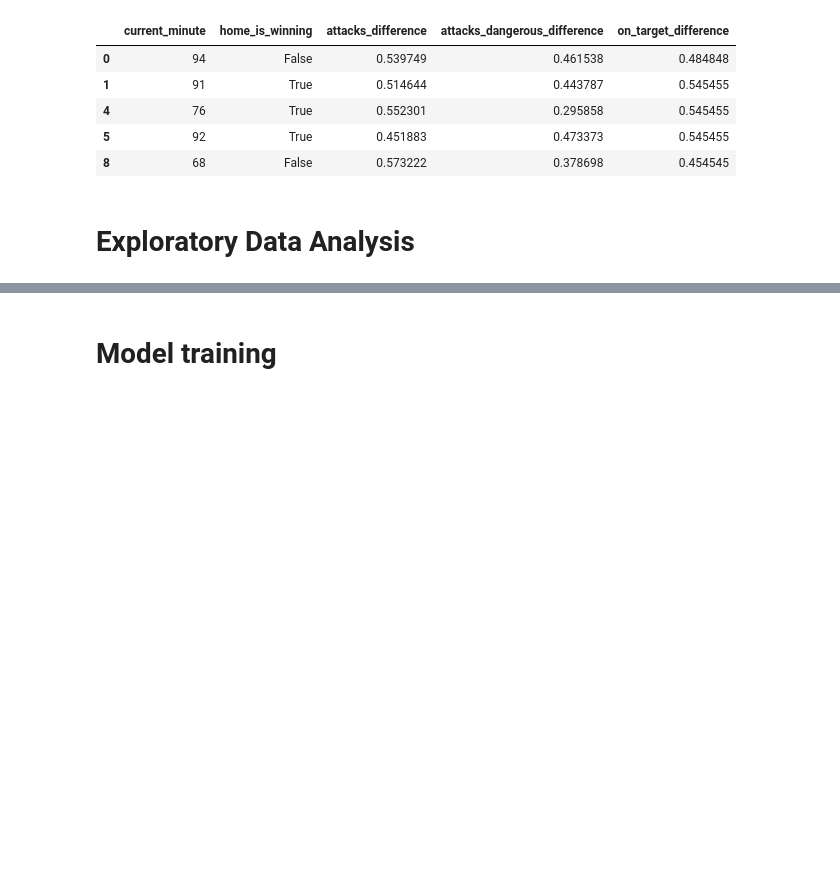
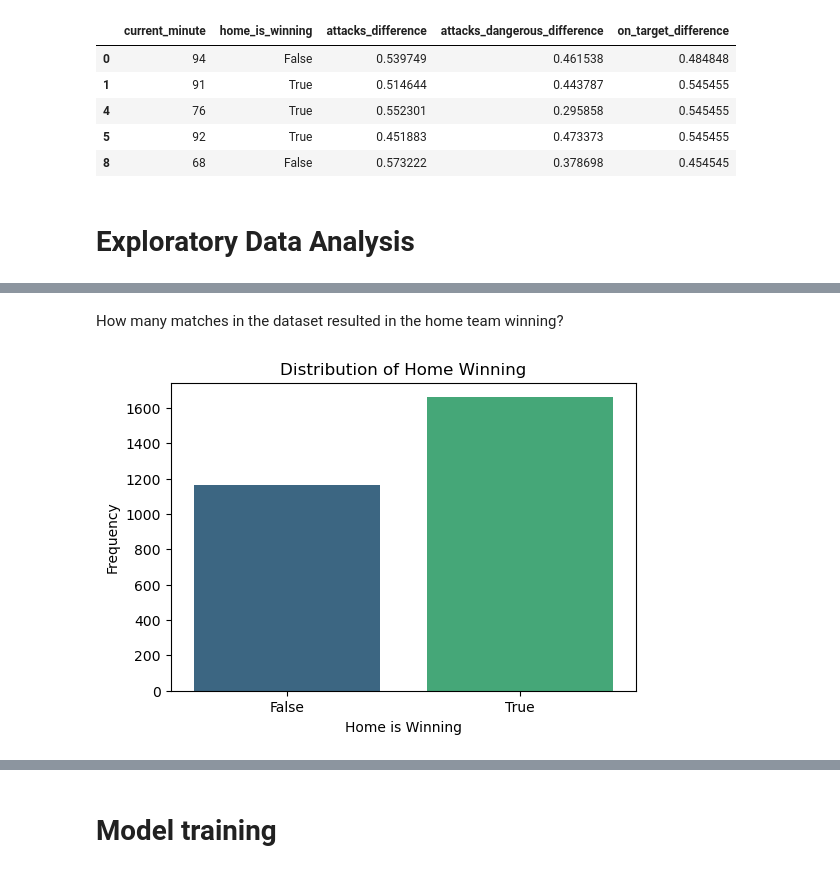
Before and after one commit to ayishamiara/STINTSY-MCO1, a Jupyter notebook: stintsy-mco1.ipynb, the cells around one changed output, grey strips where cells are left out. Saved outputs shown, nothing was run; the diff lists cells and outputs as text; code cells hidden in the pictures; blank space fills up the shorter version.

```diff
--- a/stintsy-mco1.ipynb
+++ b/stintsy-mco1.ipynb
@@ -292,0 +304,11 @@ df.head()
+# %% [markdown]
+How many matches in the dataset resulted in the home team winning?
+# %%
+plt.figure(figsize=(6, 4))
+sns.countplot(x='home_is_winning', data=df, palette='viridis')
+plt.title('Distribution of Home Winning')
+plt.xlabel('Home is Winning')
+plt.ylabel('Frequency')
+plt.show()
+# %% [output]
+[figure, added]
```
Also changed, not shown: parts of 34 cells of this notebook.
